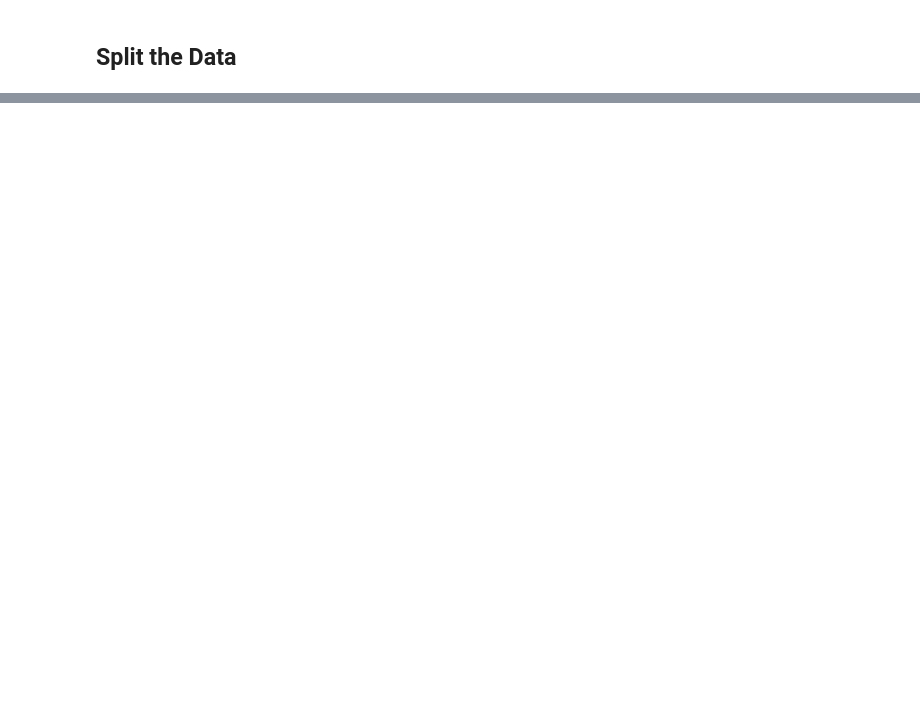
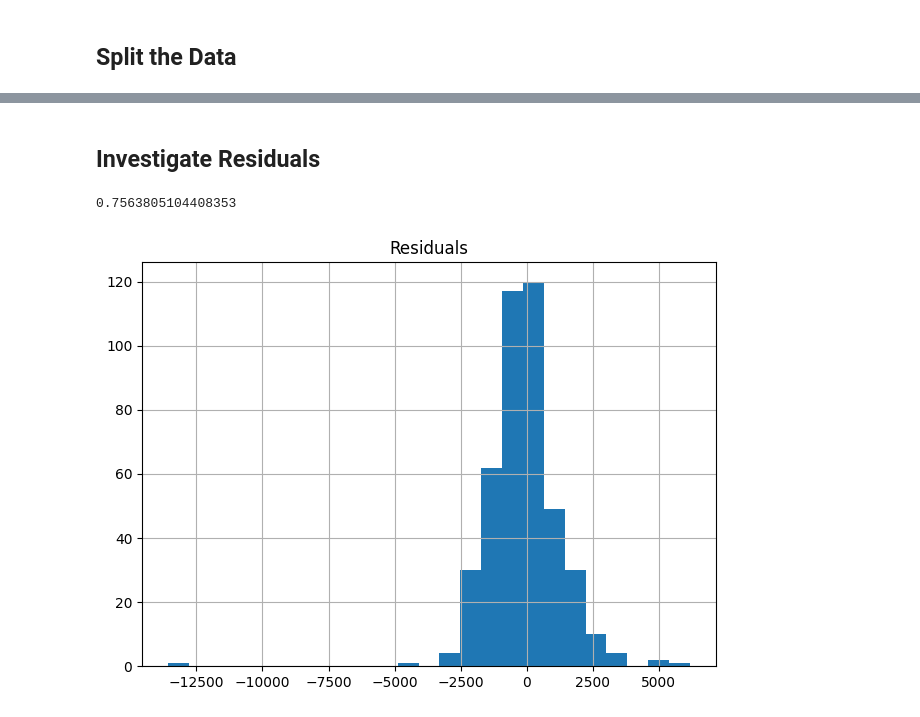
Before and after one commit to jenniferbleaux1/msa550-code-files-2025, a Jupyter notebook: notebooks/02_python_lecture_02-MultipleLinearRegression.ipynb, the cells around one changed output, grey strips where cells are left out. Saved outputs shown, nothing was run; the diff lists cells and outputs as text; code cells hidden in the pictures; blank space fills up the shorter version.

```diff
--- a/notebooks/02_python_lecture_02-MultipleLinearRegression.ipynb
+++ b/notebooks/02_python_lecture_02-MultipleLinearRegression.ipynb
@@ -300,0 +444,10 @@ train_X, valid_X, train_y, valid_y = train_test_split(X, y, test_size=0.3, rando
+# %%
+car_lm = LinearRegression()
+car_lm.fit(train_X, train_y)
+
+# print coefficients
+print('intercept ', car_lm.intercept_)
+print(pd.DataFrame({'Predictor': X.columns, 'coefficient': car_lm.coef_}))
+
+# print performance measures
+regressionSummary(train_y, car_lm.predict(train_X))
@@ -300,0 +586,18 @@ train_X, valid_X, train_y, valid_y = train_test_split(X, y, test_size=0.3, rando
+# %% [markdown]
+## Investigate Residuals
+# %%
+car_lm_pred = car_lm.predict(valid_X)
+all_residuals = valid_y - car_lm_pred
+
+# Determine the percentage of datapoints with a residual in [-1406, 1406] = approx. 75\%
+print(len(all_residuals[(all_residuals > -1406) & (all_residuals < 1406)]) / len(all_residuals))
+
+ax = pd.DataFrame({'Residuals': all_residuals}).hist(bins=25)
+
+plt.tight_layout()
+plt.show()
+
+#notice that most of the errors are between 2000
+# %% [output]
+0.7563805104408353
+[figure, added]
```
Also changed, not shown: parts of 57 cells of this notebook.
